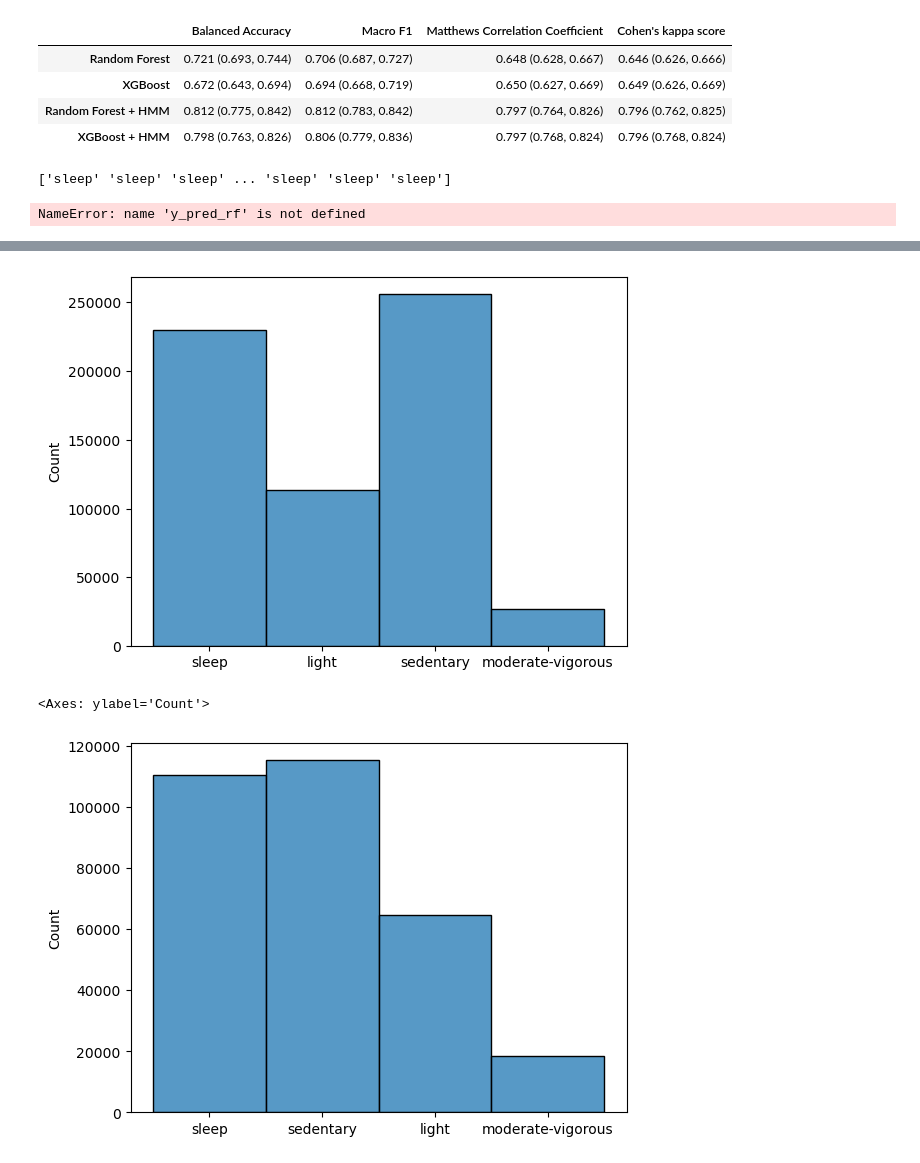
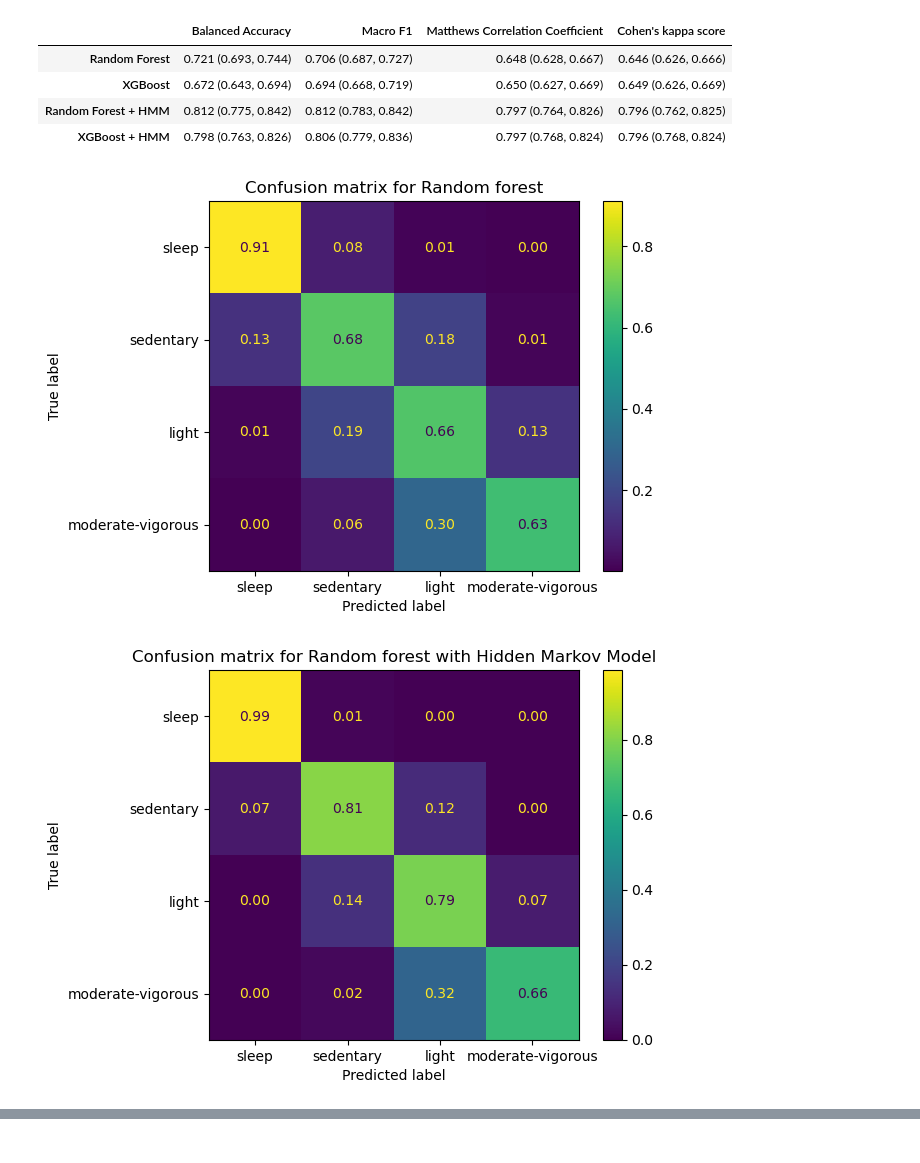
Before and after one commit to finlayscheib/capture24, a Jupyter notebook: Benchmark.ipynb, the cells around one changed output, grey strips where cells are left out. Cells and saved outputs as stored; diff of their text form; code cells hidden in the pictures.

Commit message:
Updating Confusion and count plots

```diff
--- a/Benchmark.ipynb
+++ b/Benchmark.ipynb
@@ -151,10 +137,6 @@ Walmsley's labels (Sleep, Sedentary, Light and MVPA)
 | XGBoost | 0.672 (0.643, 0.694) | 0.694 (0.668, 0.719) | 0.650 (0.627, 0.669) | 0.649 (0.626, 0.669) |
 | Random Forest + HMM | 0.812 (0.775, 0.842) | 0.812 (0.783, 0.842) | 0.797 (0.764, 0.826) | 0.796 (0.762, 0.825) |
 | XGBoost + HMM | 0.798 (0.763, 0.826) | 0.806 (0.779, 0.836) | 0.797 (0.768, 0.824) | 0.796 (0.768, 0.824) |
-# %%
-print(y_pred_rf)
-# %% [output]
-['sleep' 'sleep' 'sleep' ... 'sleep' 'sleep' 'sleep']
 # %%
 # Plotting some benchamrk figures: confusion matrices and feature importnce
 import sklearn
@@ -162,17 +144,19 @@ import matplotlib.pyplot as plt
 # %%
 
 from sklearn.metrics import ConfusionMatrixDisplay
-
-ConfusionMatrixDisplay.from_predictions( y_test, y_pred_rf, normalize = 'true', values_format = '.2f')
+PAorder = ['sleep', 'sedentary','light','moderate-vigorous']
+ConfusionMatrixDisplay.from_predictions( y_test, y_pred_rf, normalize = 'true',labels = PAorder, values_format = '.2f')
 plt.title('Confusion matrix for Random forest')
-
-ConfusionMatrixDisplay.from_predictions( y_test, y_pred_rf_hmm, normalize = 'true', values_format = '.2f')
+plt.show
+ConfusionMatrixDisplay.from_predictions( y_test, y_pred_rf_hmm, normalize = 'true', labels = PAorder, values_format = '.2f')
 plt.title('Confusion matrix for Random forest with Hidden Markov Model')
-
-ConfusionMatrixDisplay.from_predictions( y_test, y_pred_xgb, normalize = 'true', values_format = '.2f')
+plt.show()
+ConfusionMatrixDisplay.from_predictions( y_test, y_pred_xgb, normalize = 'true', labels = PAorder, values_format = '.2f')
 plt.title('Confusion matrix for XGBoost')
-
-ConfusionMatrixDisplay.from_predictions( y_test,y_pred_xgb_hmm, normalize = 'true', values_format = '.2f')
+plt.show()
+ConfusionMatrixDisplay.from_predictions( y_test,y_pred_xgb_hmm, normalize = 'true', labels = PAorder, values_format = '.2f')
 plt.title('Confusion matrix for XGBoost with Hidden Markov Model')
+plt.show()
 # %% [output]
-NameError: name 'y_pred_rf' is not defined
+[figure, added]
+[figure, added]
@@ -179,10 +165,2 @@ NameError: name 'y_pred_rf' is not defined
 # %%
 import seaborn as sns
-# %%
-sns.histplot(y_train)
-plt.show()
-sns.histplot(y_test)
-# %% [output]
-[figure, removed]
-<Axes: ylabel='Count'>
-[figure, removed]
```
Also changed, not shown: parts of 5 cells of this notebook.
